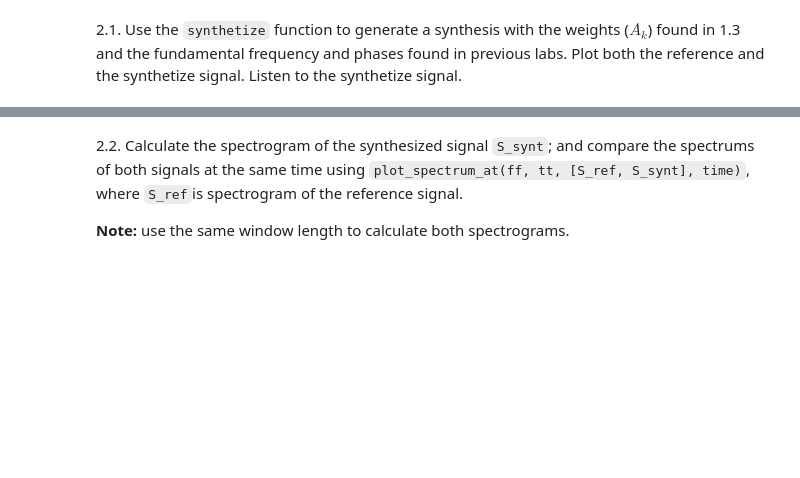
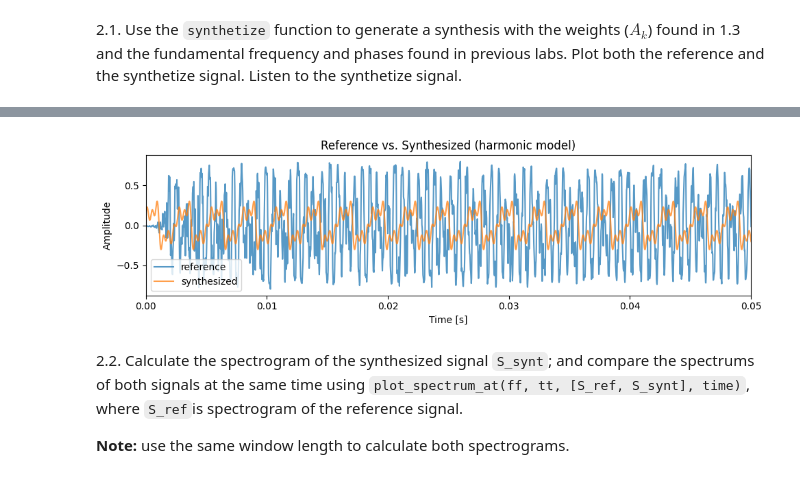
Before and after one commit to Alexjarne/sis1-group102, a Jupyter notebook: labs/Lab3.ipynb, the cells around one changed output, grey strips where cells are left out. Saved outputs shown, nothing was run; the diff lists cells and outputs as text; code cells hidden in the pictures; blank space fills up the shorter version.

```diff
--- a/labs/Lab3.ipynb
+++ b/labs/Lab3.ipynb
@@ -88,0 +83,35 @@ def synthesize(f0, phi, Ak, t):
+# %%
+import numpy as np
+import matplotlib.pyplot as plt
+from IPython.display import Audio
+
+
+f0 = 375.053
+
+Ak = np.array([0.68162, 0.12600, 0.31265, 0.14200, 0.08153, 0.28873])
+
+
+phi = 5.28
+
+dur = t_end - t_start
+t = np.arange(0, dur, 1/fs)
+
+n0 = int(round(t_start * fs))
+n1 = n0 + len(t)
+x_seg = x[n0:n1]
+
+y = synthesize(f0, phi, Ak, t)
+
+if np.std(y) > 0:
+    y = y * (np.std(x_seg) / np.std(y))
+
+plt.figure(figsize=(10,3))
+plt.plot(t + t_start, x_seg, label='reference', alpha=0.75)
+plt.plot(t + t_start, y,        label='synthesized', alpha=0.75)
+plt.xlim(t_start, t_start + 0.05)   # zoom first 50 ms; adjust if you like
+plt.xlabel('Time [s]'); plt.ylabel('Amplitude')
+plt.title('Reference vs. Synthesized (harmonic model)')
+plt.legend(); plt.tight_layout()
+
+Audio(y, rate=fs)
+# %% [output]
@@ -89,3 +119,4 @@ def synthesize(f0, phi, Ak, t):
+[figure, added]
 # %% [markdown]
 2.2. Calculate the spectrogram of the synthesized signal `S_synt`; and compare the spectrums of both signals at the same time using `plot_spectrum_at(ff, tt, [S_ref, S_synt], time)`, where `S_ref`is spectrogram of the reference signal.
 
```
Also changed, not shown: parts of 14 cells of this notebook.
